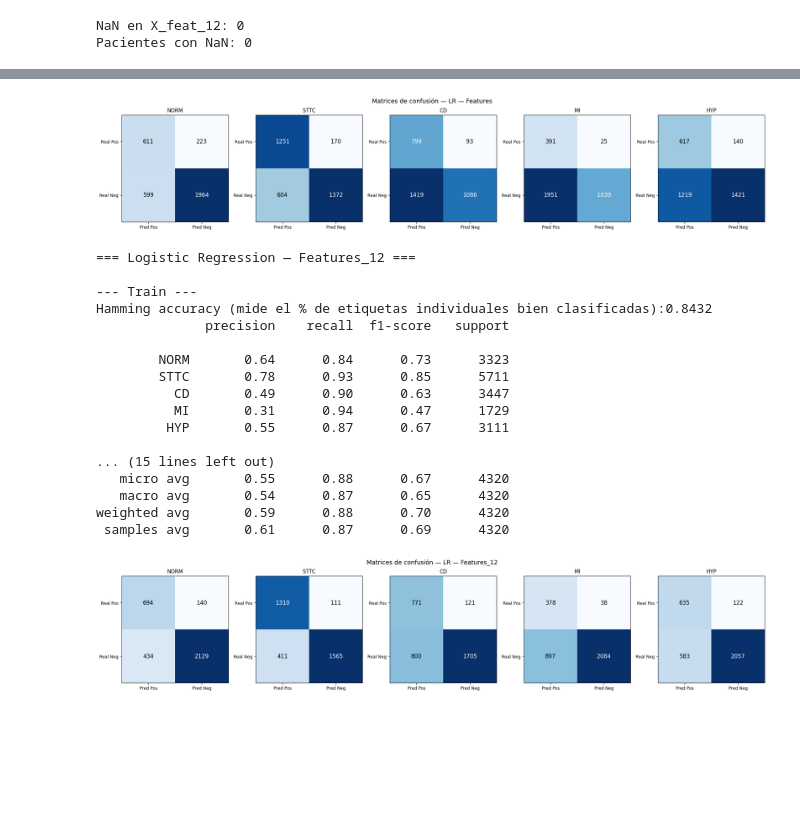
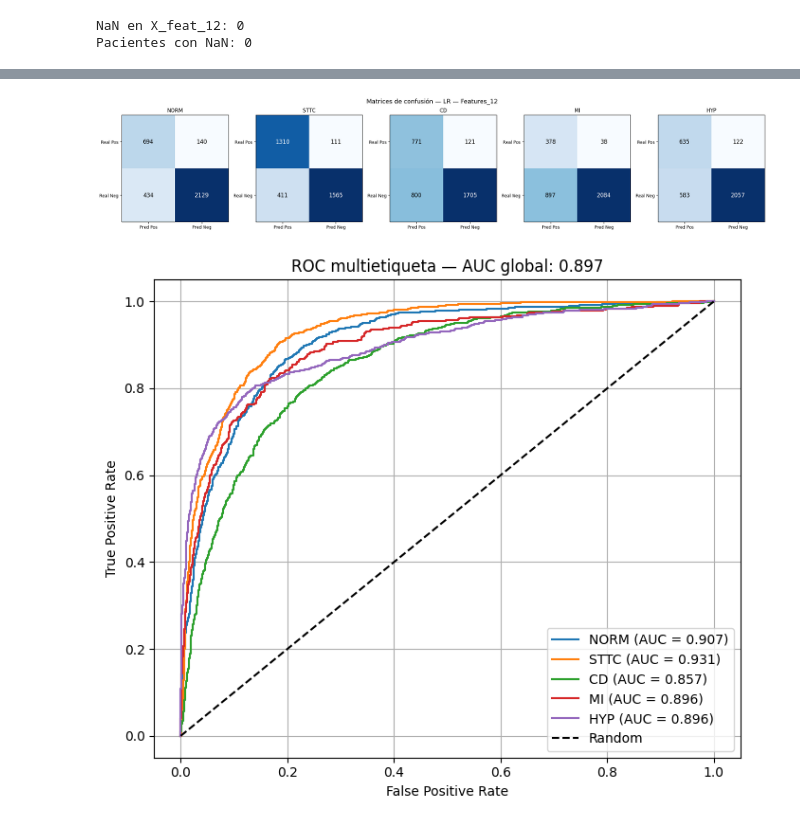
Before and after one commit to AArreguiB/analisis_ecg, a Jupyter notebook: Codigos/Modelos.ipynb, the cells around one changed output, grey strips where cells are left out. Saved outputs shown, nothing was run; the diff lists cells and outputs as text; code cells hidden in the pictures; blank space fills up the shorter version.

```diff
--- a/Codigos/Modelos.ipynb
+++ b/Codigos/Modelos.ipynb
@@ -107,3 +146,29 @@ def mostrar_matrices(nombre, Y_true, Y_pred):
+# %%
+from sklearn.metrics import precision_score, recall_score, f1_score
+
+def metricas_globales(Y_true, Y_pred, nombre="Modelo"):
+
+    print(f"\n===== {nombre} =====")
+
+    # 🔴 MICRO (global real)
+    micro_p = precision_score(Y_true, Y_pred, average="micro", zero_division=0)
+    micro_r = recall_score(Y_true, Y_pred, average="micro", zero_division=0)
+    micro_f1 = f1_score(Y_true, Y_pred, average="micro", zero_division=0)
+
+    # 🔵 MACRO (equidad entre clases)
+    macro_p = precision_score(Y_true, Y_pred, average="macro", zero_division=0)
+    macro_r = recall_score(Y_true, Y_pred, average="macro", zero_division=0)
+    macro_f1 = f1_score(Y_true, Y_pred, average="macro", zero_division=0)
+
+    print("🔴 MICRO (global)")
+    print(f"Precision: {micro_p:.4f}")
+    print(f"Recall:    {micro_r:.4f}")
+    print(f"F1-score:  {micro_f1:.4f}")
+
+    print("\n🔵 MACRO (por clase)")
+    print(f"Precision: {macro_p:.4f}")
+    print(f"Recall:    {macro_r:.4f}")
+    print(f"F1-score:  {macro_f1:.4f}")
 # %%
 from xml.parsers.expat import model
 
@@ -149,12 +214,15 @@ def ejecutar_logistic_regression(X_train, X_test, Y_train, Y_test, nombre):
     #hamming = 1 - hamming_loss(Y_tr, model.predict(X_tr))
     print(f"Hamming accuracy (mide el % de etiquetas individuales bien clasificadas):{hamming:.4f}")
     print(classification_report(Y_train, Y_pred_train, zero_division=0, target_names=ENFERMEDADES))
+    metricas_globales(Y_train,Y_pred_train,"LogisticRegression")
     #print(classification_report(Y_tr, Y_pred_train, zero_division=0, target_names=ENFERMEDADES))
     print("--- Test ---")
     hamming = 1 - hamming_loss(Y_test, model.predict(X_test))
     print(f"Hamming accuracy (mide el % de etiquetas individuales bien clasificadas):{hamming:.4f}")
     print(classification_report(Y_test, Y_pred_test, zero_division=0, target_names=ENFERMEDADES))
+    metricas_globales(Y_test,Y_pred_test,"LogisticRegression")
     mostrar_matrices(f"LR — {nombre}", Y_test, Y_pred_test)
+    plot_roc_multietiqueta(Y_test, Y_prob_test, ENFERMEDADES)
     return model
 
 
@@ -200,11 +268,14 @@ def ejecutar_random_forest(X_train, X_test, Y_train, Y_test, nombre):
     hamming = 1 - hamming_loss(Y_train, model.predict(X_train))
     print(f"Hamming accuracy (mide el % de etiquetas individuales bien clasificadas):{hamming:.4f}")
     print(classification_report(Y_train, Y_pred_train, zero_division=0, target_names=ENFERMEDADES))
+    metricas_globales(Y_train,Y_pred_train,"RandomForest")
     print("--- Test ---")
     hamming = 1 - hamming_loss(Y_test, model.predict(X_test))
     print(f"Hamming accuracy (mide el % de etiquetas individuales bien clasificadas):{hamming:.4f}")
     print(classification_report(Y_test, Y_pred_test, zero_division=0, target_names=ENFERMEDADES))
+    metricas_globales(Y_test,Y_pred_test,"RandomForest")
     mostrar_matrices(f"RF — {nombre}", Y_test, Y_pred_test)
+    plot_roc_multietiqueta(Y_test, Y_prob_test, ENFERMEDADES)
     return model
 
 
@@ -352,11 +423,15 @@ def ejecutar_mlp(X_train, X_test, Y_train, Y_test, nombre):
     hamming = 1 - hamming_loss(Y_tr, Y_pred_train)
     print(f"Hamming accuracy (mide el % de etiquetas individuales bien clasificadas):{hamming:.4f}")
     print(classification_report(Y_tr, Y_pred_train, zero_division=0, target_names=ENFERMEDADES))
+    metricas_globales(Y_tr,Y_pred_train,"MLP")
     print("--- Test ---")
     hamming = 1 - hamming_loss(Y_test, Y_pred_test)
     print(f"Hamming accuracy (mide el % de etiquetas individuales bien clasificadas):{hamming:.4f}")
     print(classification_report(Y_test, Y_pred_test, zero_division=0, target_names=ENFERMEDADES))
+    metricas_globales(Y_test,Y_pred_test,"MLP")
     mostrar_matrices(f"MLP — {nombre}", Y_test, Y_pred_test)
+    Y_prob_test = torch.sigmoid(model(X_test_t)).detach().numpy()
+    plot_roc_multietiqueta(Y_test, Y_prob_test, ENFERMEDADES)
     return model
 # %%
 print(f"NaN en X_feat_12: {np.isnan(X_feat_12).sum()}")
@@ -366,6 +441,6 @@ NaN en X_feat_12: 0
 Pacientes con NaN: 0
 # %%
 #lr_raw  = ejecutar_logistic_regression(X_train_raw,  X_test_raw,  Y_train, Y_test, "Megavector")
-lr_feat = ejecutar_logistic_regression(X_train_feat, X_test_feat, Y_train, Y_test, "Features")
+#lr_feat = ejecutar_logistic_regression(X_train_feat, X_test_feat, Y_train, Y_test, "Features")
 lr_feat_12 = ejecutar_logistic_regression(X_train_feat_12, X_test_feat_12, Y_train, Y_test, "Features_12")
 # %% [output]
@@ -389,21 +464,4 @@ weighted avg       0.47      0.85      0.58      4320
-[figure, old version]
+[figure, new version]
-=== Logistic Regression — Features_12 ===
-
---- Train ---
-Hamming accuracy (mide el % de etiquetas individuales bien clasificadas):0.8432
-              precision    recall  f1-score   support
-
-        NORM       0.64      0.84      0.73      3323
-        STTC       0.78      0.93      0.85      5711
-          CD       0.49      0.90      0.63      3447
-          MI       0.31      0.94      0.47      1729
-         HYP       0.55      0.87      0.67      3111
-
-... (15 lines left out)
-   micro avg       0.55      0.88      0.67      4320
-   macro avg       0.54      0.87      0.65      4320
-weighted avg       0.59      0.88      0.70      4320
- samples avg       0.61      0.87      0.69      4320
-[figure, old version]
+[figure, new version]
 # %%
 #rf_raw  = ejecutar_random_forest(X_train_raw,  X_test_raw,  Y_train, Y_test, "Megavector")
```
Also changed, not shown: parts of 5 cells of this notebook, 1 other file.
